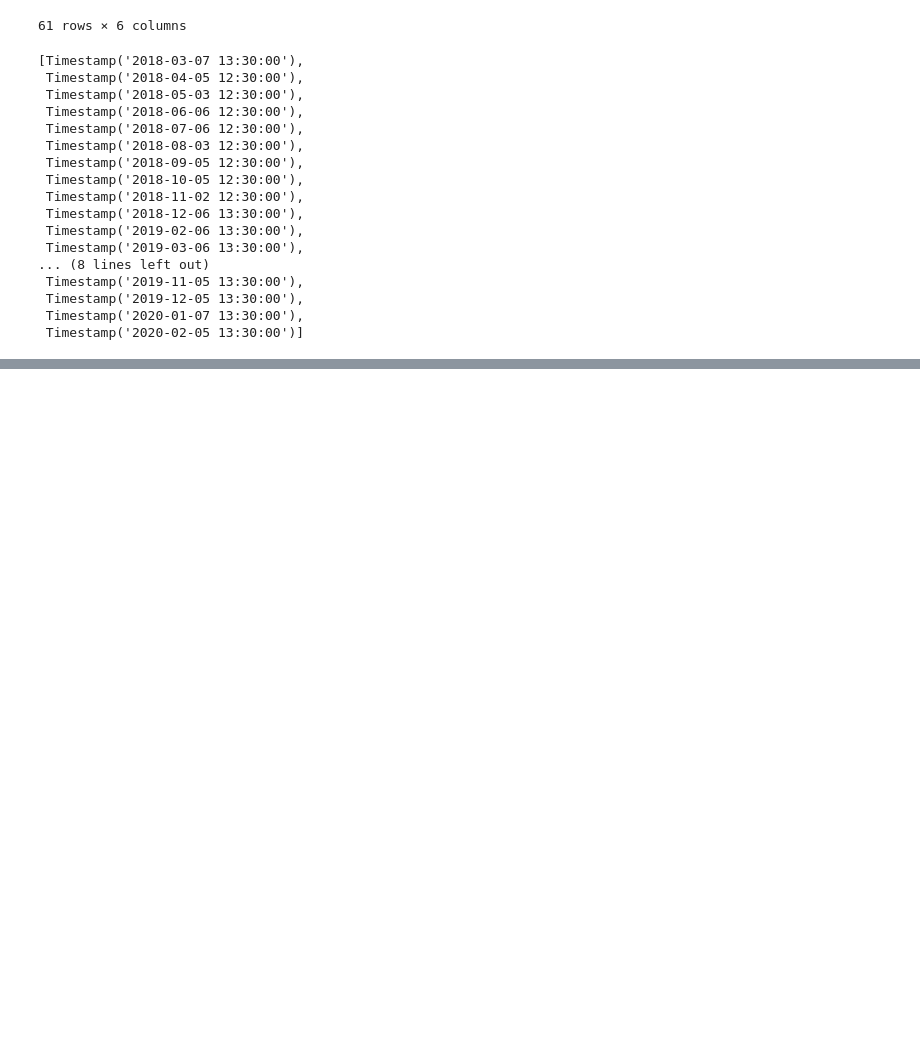
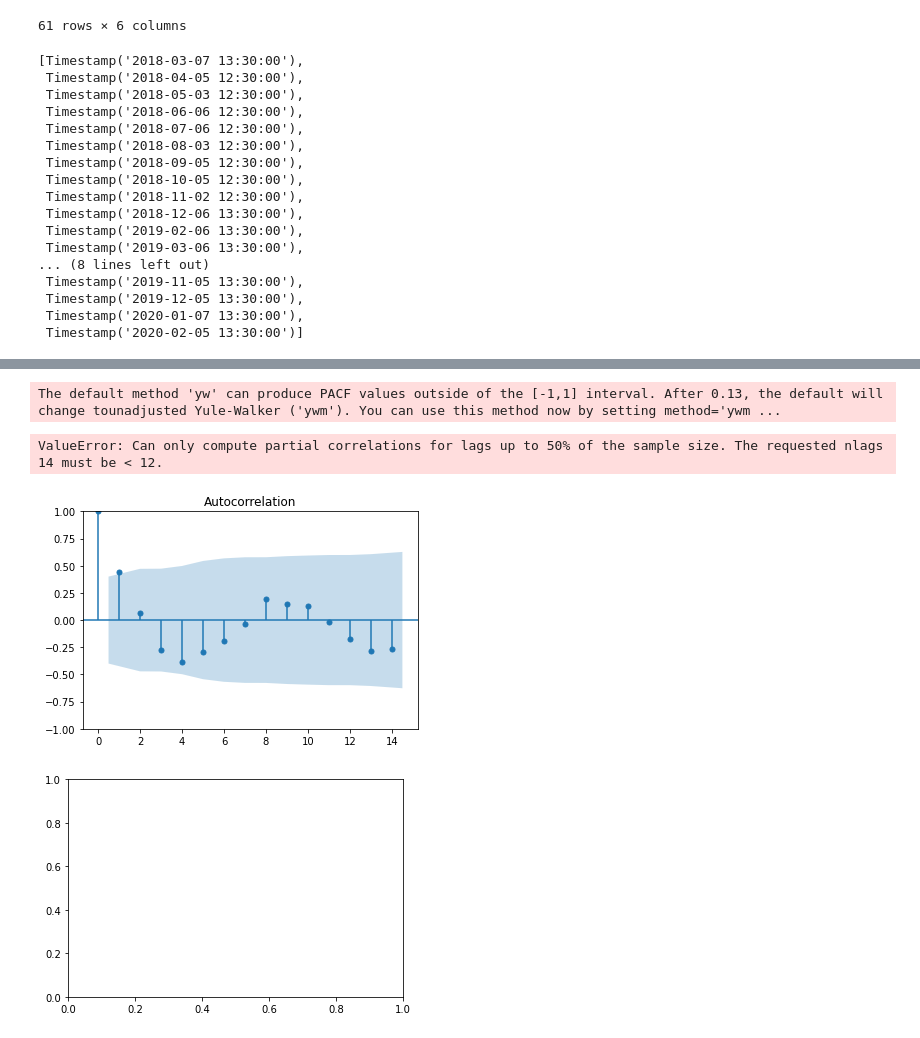
Before and after one commit to jesusalvarezc/FInal_Project, a Jupyter notebook: Statistical Testing.ipynb, the cells around one changed output, grey strips where cells are left out. Saved outputs shown, nothing was run; the diff lists cells and outputs as text; code cells hidden in the pictures; blank space fills up the shorter version.

```diff
--- a/Statistical Testing.ipynb
+++ b/Statistical Testing.ipynb
@@ -138,0 +146,7 @@ list(a.keys())
+# %%
+autocorrelacion = fn.autocorr(moment)
+# %% [output]
+The default method 'yw' can produce PACF values outside of the [-1,1] interval. After 0.13, the default will change tounadjusted Yule-Walker ('ywm'). You can use this method now by setting method='ywm ...
+ValueError: Can only compute partial correlations for lags up to 50% of the sample size. The requested nlags 14 must be < 12.
+[figure, added]
+[figure, added]
```
Also changed, not shown: parts of 6 cells of this notebook, 1 other file.
